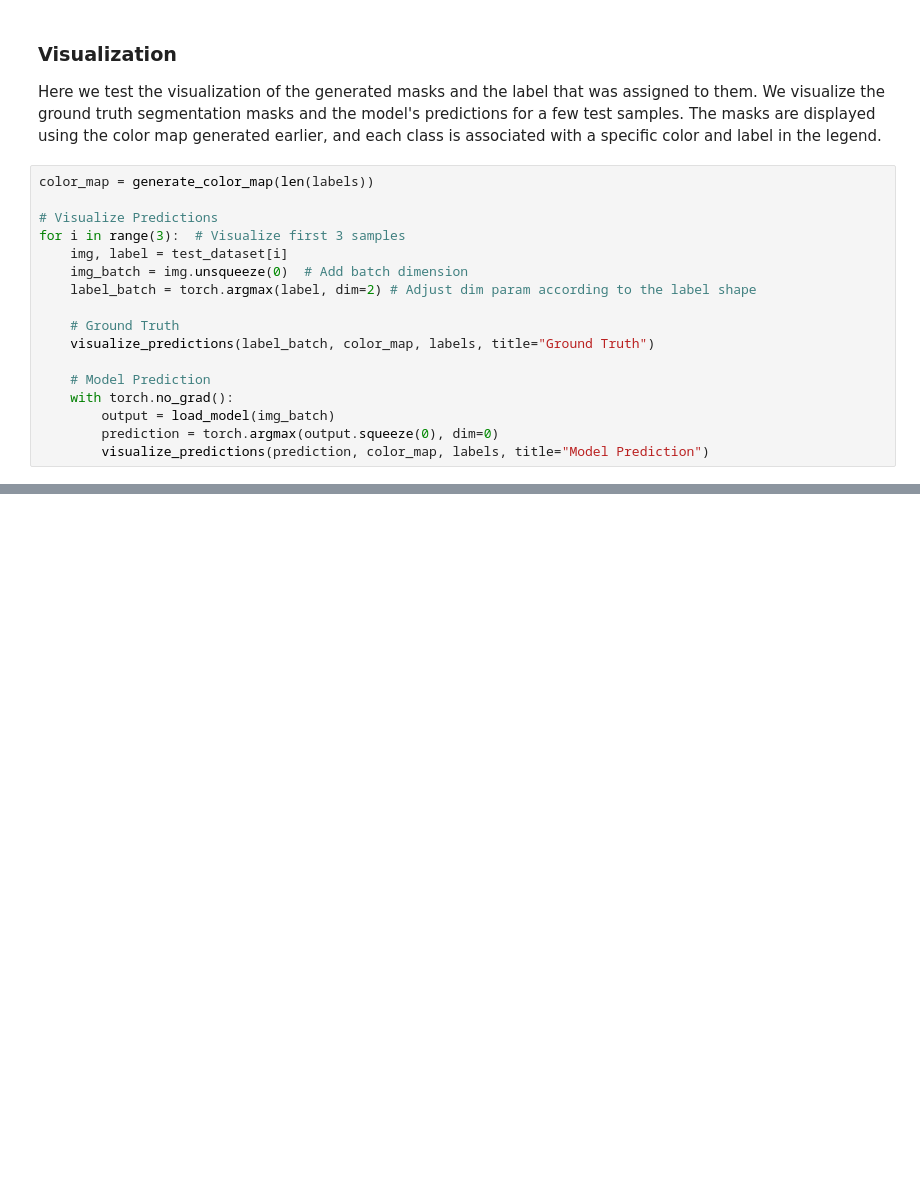
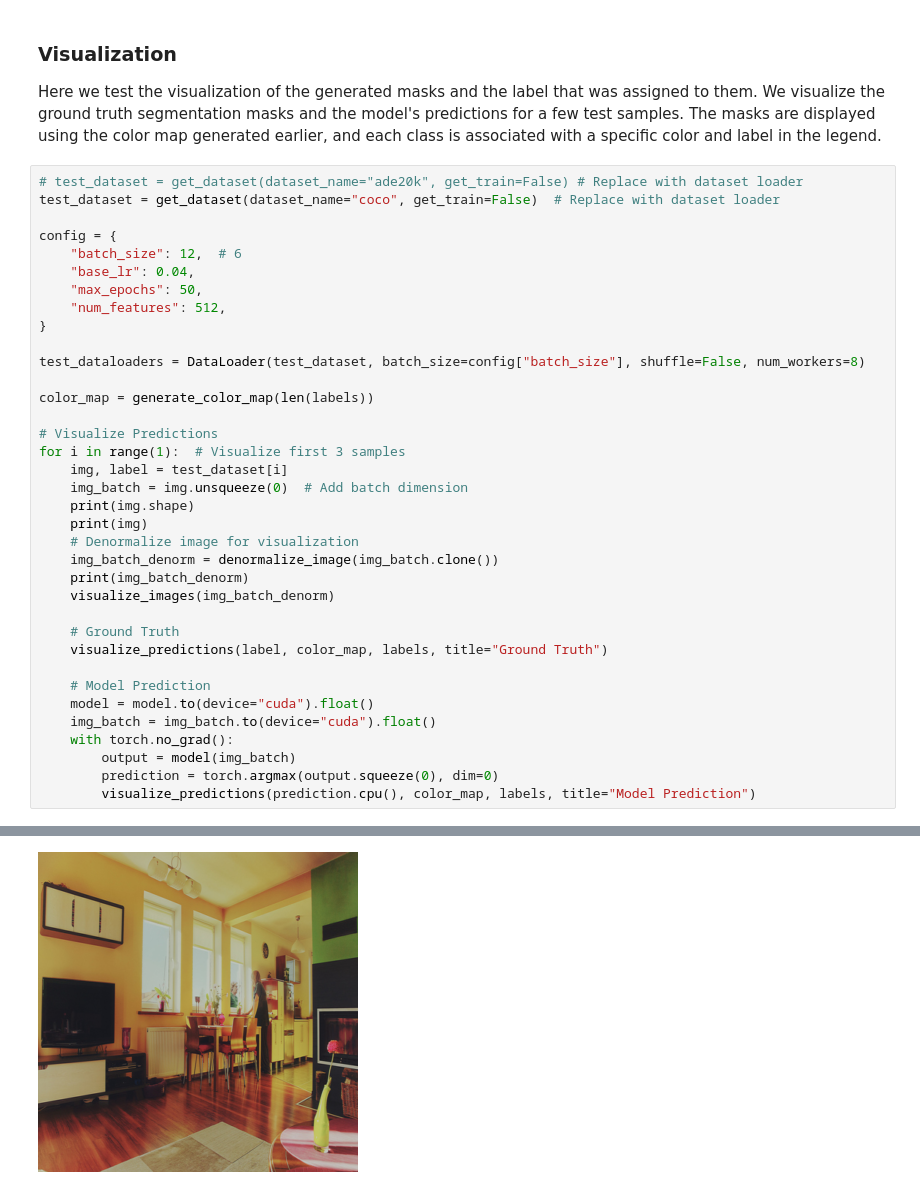
Before and after one commit to rzhao5659/2024-LSeg, a Jupyter notebook: demo.ipynb, the cells around one changed output, grey strips where cells are left out. Saved outputs shown, nothing was run; the diff lists cells and outputs as text; blank space fills up the shorter version.

Commit message:
fix and test data

```diff
--- a/demo.ipynb
+++ b/demo.ipynb
@@ -111,19 +147,39 @@ load_model.eval()
 
 Here we test the visualization of the generated masks and the label that was assigned to them. We visualize the ground truth segmentation masks and the model's predictions for a few test samples. The masks are displayed using the color map generated earlier, and each class is associated with a specific color and label in the legend.
 # %%
+# test_dataset = get_dataset(dataset_name="ade20k", get_train=False) # Replace with dataset loader
+test_dataset = get_dataset(dataset_name="coco", get_train=False)  # Replace with dataset loader
+
+config = {
+    "batch_size": 12,  # 6
+    "base_lr": 0.04,
+    "max_epochs": 50,
+    "num_features": 512,
+}
+
+test_dataloaders = DataLoader(test_dataset, batch_size=config["batch_size"], shuffle=False, num_workers=8)
+
 color_map = generate_color_map(len(labels))
 
 # Visualize Predictions
-for i in range(3):  # Visualize first 3 samples
+for i in range(1):  # Visualize first 3 samples
     img, label = test_dataset[i]
     img_batch = img.unsqueeze(0)  # Add batch dimension
-    label_batch = torch.argmax(label, dim=2) # Adjust dim param according to the label shape
+    print(img.shape)
+    print(img)
+    # Denormalize image for visualization
+    img_batch_denorm = denormalize_image(img_batch.clone())
+    print(img_batch_denorm)
+    visualize_images(img_batch_denorm)
 
     # Ground Truth
-    visualize_predictions(label_batch, color_map, labels, title="Ground Truth")
+    visualize_predictions(label, color_map, labels, title="Ground Truth")
 
     # Model Prediction
+    model = model.to(device="cuda").float()
+    img_batch = img_batch.to(device="cuda").float()
     with torch.no_grad():
-        output = load_model(img_batch)
+        output = model(img_batch)
         prediction = torch.argmax(output.squeeze(0), dim=0)
-        visualize_predictions(prediction, color_map, labels, title="Model Prediction")
+        visualize_predictions(prediction.cpu(), color_map, labels, title="Model Prediction")
+# %% [output]
@@ -129,0 +203 @@ for i in range(3):  # Visualize first 3 samples
+[figure, added]
```
Also changed, not shown: parts of 3 cells of this notebook, 2 other files.
